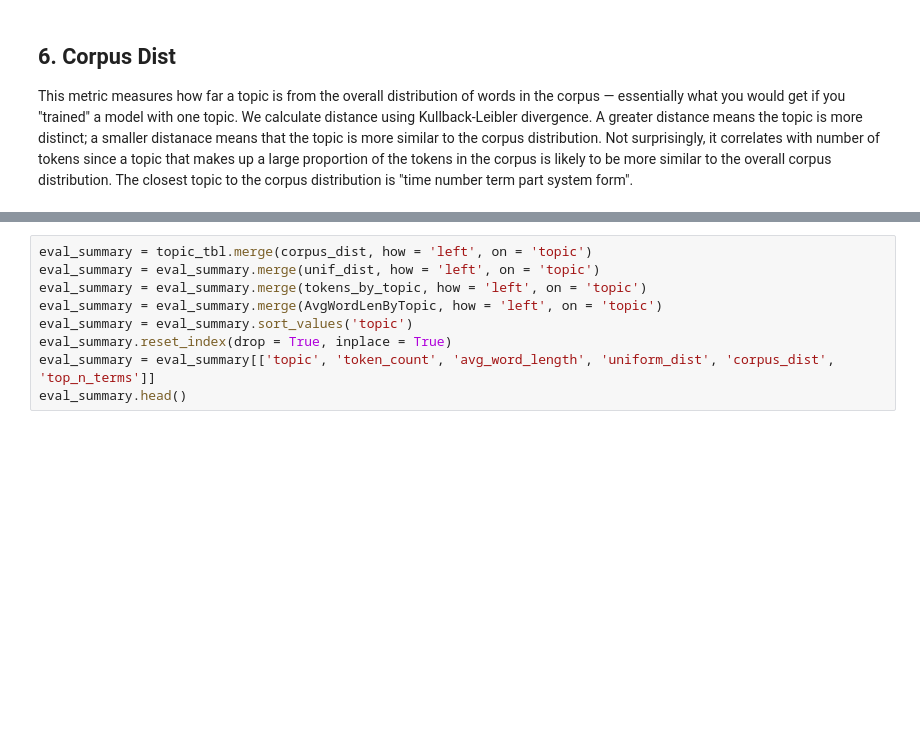
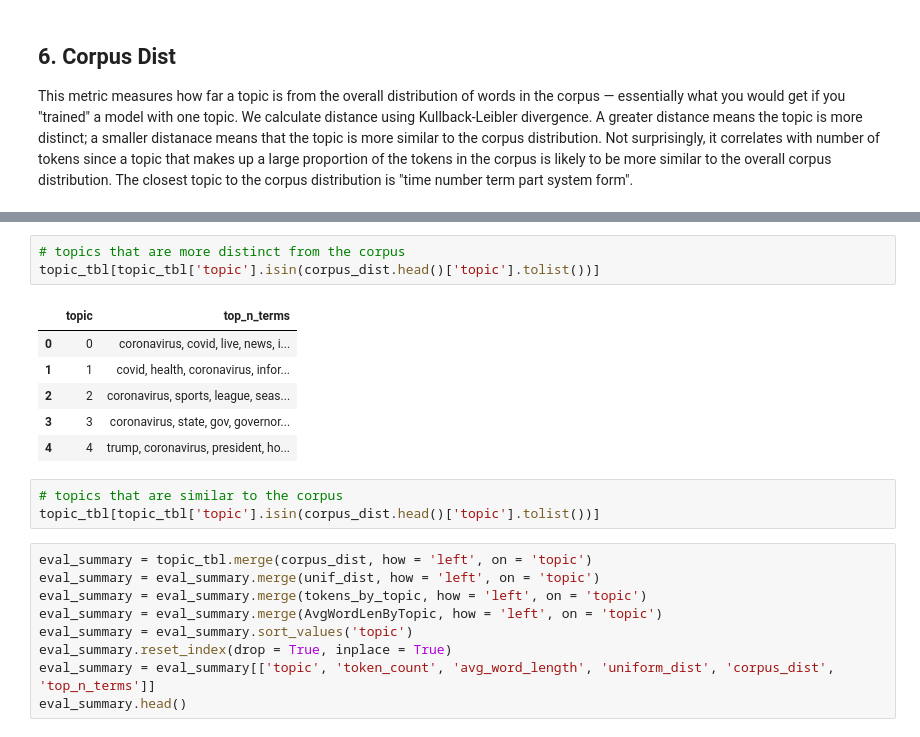
Before and after one commit to dkoban/lda_evaluation, a Jupyter notebook: model_evaluation.ipynb, the cells around one changed output, grey strips where cells are left out. Drawn from its saved outputs; the diff is of its cells as text; blank space fills up the shorter version.

```diff
--- a/model_evaluation.ipynb
+++ b/model_evaluation.ipynb
@@ -467,3 +486,16 @@ corpus_dist.head()
+# %%
+# topics that are more distinct from the corpus
+topic_tbl[topic_tbl['topic'].isin(corpus_dist.head()['topic'].tolist())]
+# %% [output]
+|  | topic | top_n_terms |
+| 0 | 0 | coronavirus, covid, live, news, i... |
+| 1 | 1 | covid, health, coronavirus, infor... |
+| 2 | 2 | coronavirus, sports, league, seas... |
+| 3 | 3 | coronavirus, state, gov, governor... |
+| 4 | 4 | trump, coronavirus, president, ho... |
+# %%
+# topics that are similar to the corpus
+topic_tbl[topic_tbl['topic'].isin(corpus_dist.head()['topic'].tolist())]
 # %%
 eval_summary = topic_tbl.merge(corpus_dist, how = 'left', on = 'topic')
 eval_summary = eval_summary.merge(unif_dist, how = 'left', on = 'topic')
```
Also changed, not shown: parts of 9 cells of this notebook.
